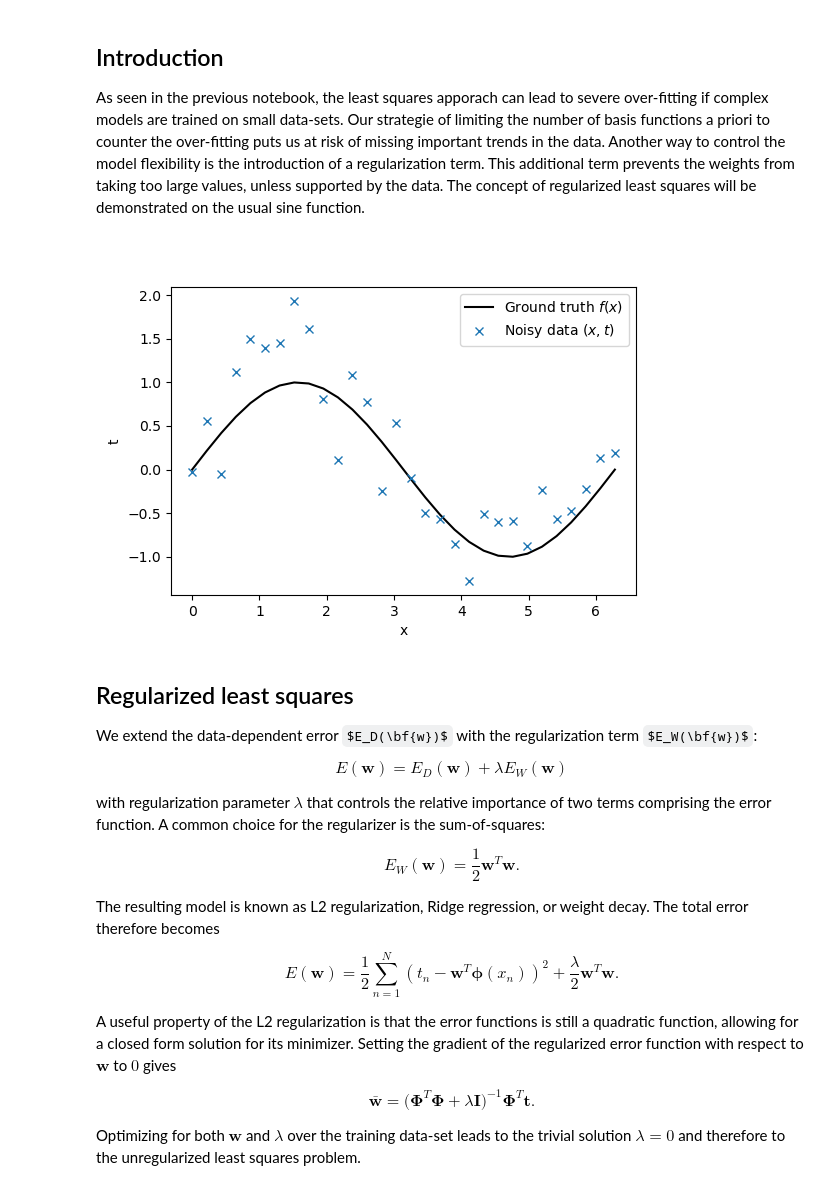
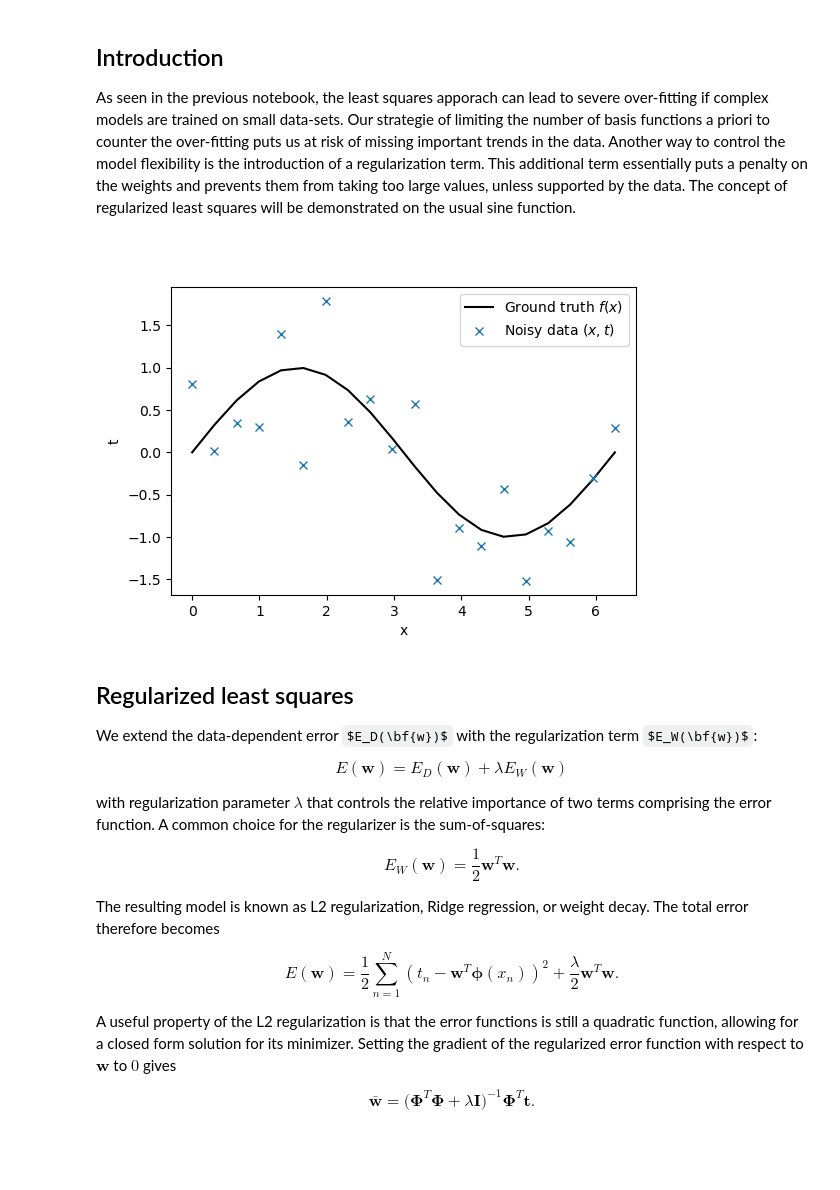
Before and after one commit to annepoot/mude, a Jupyter notebook: notebook_04_ridge-sgd.ipynb, the cells around one changed output. Saved outputs shown, nothing was run; the diff lists cells and outputs as text; code cells hidden in the pictures; some formulas as TeX source; blank space fills up the shorter version.

Commit message:
basic version of notebook finished

```diff
--- a/notebook_04_ridge-sgd.ipynb
+++ b/notebook_04_ridge-sgd.ipynb
@@ -14,8 +14,10 @@ from mude_tools import magicplotter
 # %% [markdown]
 ## Introduction
 
-As seen in the previous notebook, the least squares apporach can lead to severe over-fitting if complex models are trained on small data-sets. Our strategie of limiting the number of basis functions a priori to counter the over-fitting puts us at risk of missing important trends in the data. Another way to control the model flexibility is the introduction of a regularization term. This additional term prevents the weights from taking too large values, unless supported by the data. The concept of regularized least squares will be demonstrated on the usual sine function.
+As seen in the previous notebook, the least squares apporach can lead to severe over-fitting if complex models are trained on small data-sets. Our strategie of limiting the number of basis functions a priori to counter the over-fitting puts us at risk of missing important trends in the data. Another way to control the model flexibility is the introduction of a regularization term. This additional term essentially puts a penalty on the weights and prevents them from taking too large values, unless supported by the data. The concept of regularized least squares will be demonstrated on the usual sine function.
 # %%
+np.random.seed(1)
+
 # The true function relating t to x
 def f_truth(x, freq=1, **kwargs):
 
@@ -23,41 +25,41 @@ def f_truth(x, freq=1, **kwargs):
     return np.sin(x * freq)
 
 # The data generation function
-def f_data(epsilon=0.5, N=30, **kwargs):
+def f_data(epsilon=0.5, N=20, **kwargs):
 
     # Apply a seed if one is given
     if 'seed' in kwargs:
         np.random.seed(kwargs['seed'])
 
     # Get the minimum and maximum
     xmin = kwargs.get('xmin', 0)
     xmax = kwargs.get('xmax', 2*np.pi)
 
     # Generate N evenly spaced observation locations
     x = np.linspace(xmin, xmax, N)
 
     # Generate N noisy observations (1 at each location)
     t = f_truth(x, **kwargs) + np.random.normal(0, epsilon, N)
 
     # Return both the locations and the observations
     return x, t
 
 # Get the observed data
 # x, t = f_data(xmin = -1, xmax = 1)
 x, t = f_data()
 
 # Plot the data and the ground truth
 plt.figure(figsize=(6,4))
 
 plt.plot(x, f_truth(x), 'k-', label=r'Ground truth $f(x)$')
 plt.plot(x, t, 'x', label=r'Noisy data $(x,t)$')
 plt.xlabel('x')
 plt.ylabel('t')
 plt.legend()
 
 plt.show()
 # %% [output]
-[figure, old version]
+[figure, new version]
 # %% [markdown]
 ## Regularized least squares
 
@@ -92,8 +94,6 @@ $$
 $$
 
 <!-- Keeping in mind that $\boldsymbol{\Phi}^T \boldsymbol{\Phi}$ is a positive semi-definite matrix, the eigenvalues of the inverse of $\boldsymbol{\Phi}^T \boldsymbol{\Phi} + \lambda \mathbf{I}$ will shrink with an inceasing $\lambda$, therefore pulling the weights towards $0$ compared to the unregularized solution. -->
-
-Optimizing for both $\mathbf{w}$ and $\lambda$ over the training data-set leads to the trivial solution $\lambda = 0$ and therefore to the unregularized least squares problem.
 # %% [markdown]
 ## Determining the regularization parameter
 
```
Also changed, not shown: parts of 28 cells of this notebook, 1 other file.
